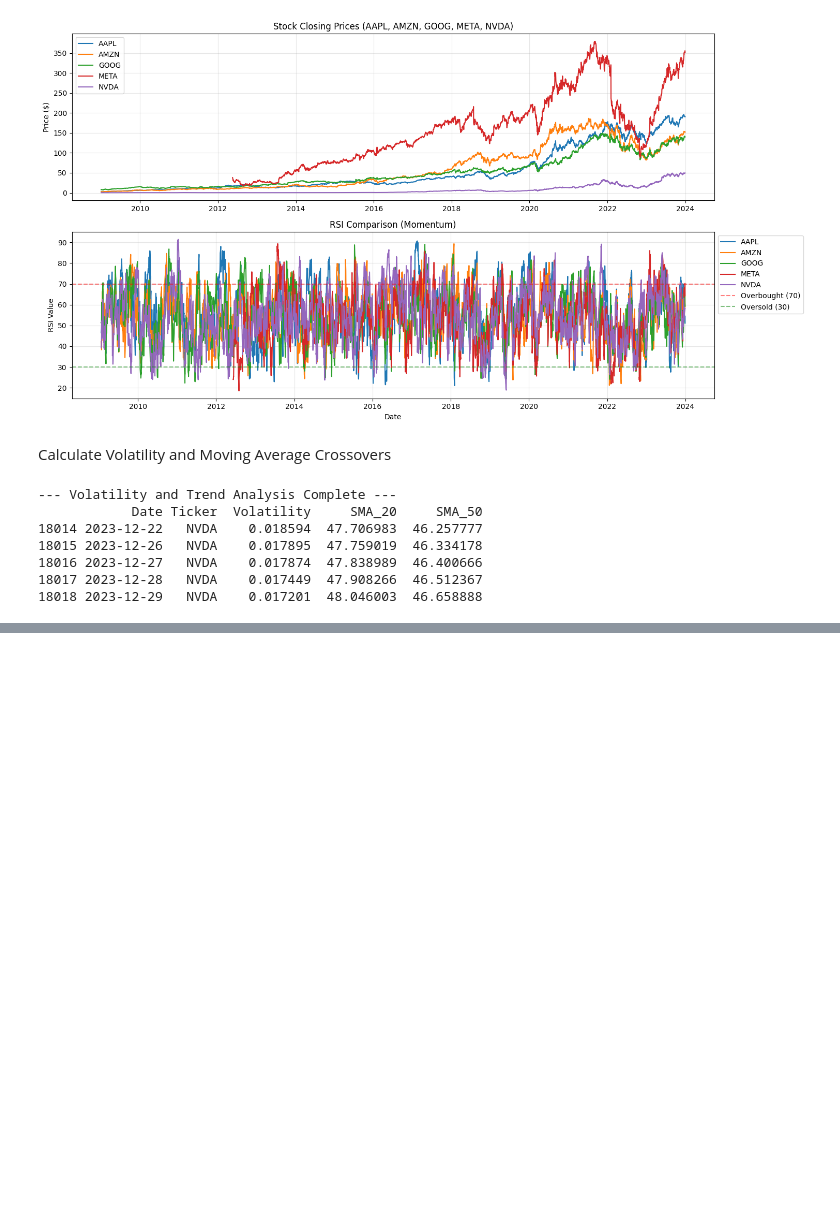
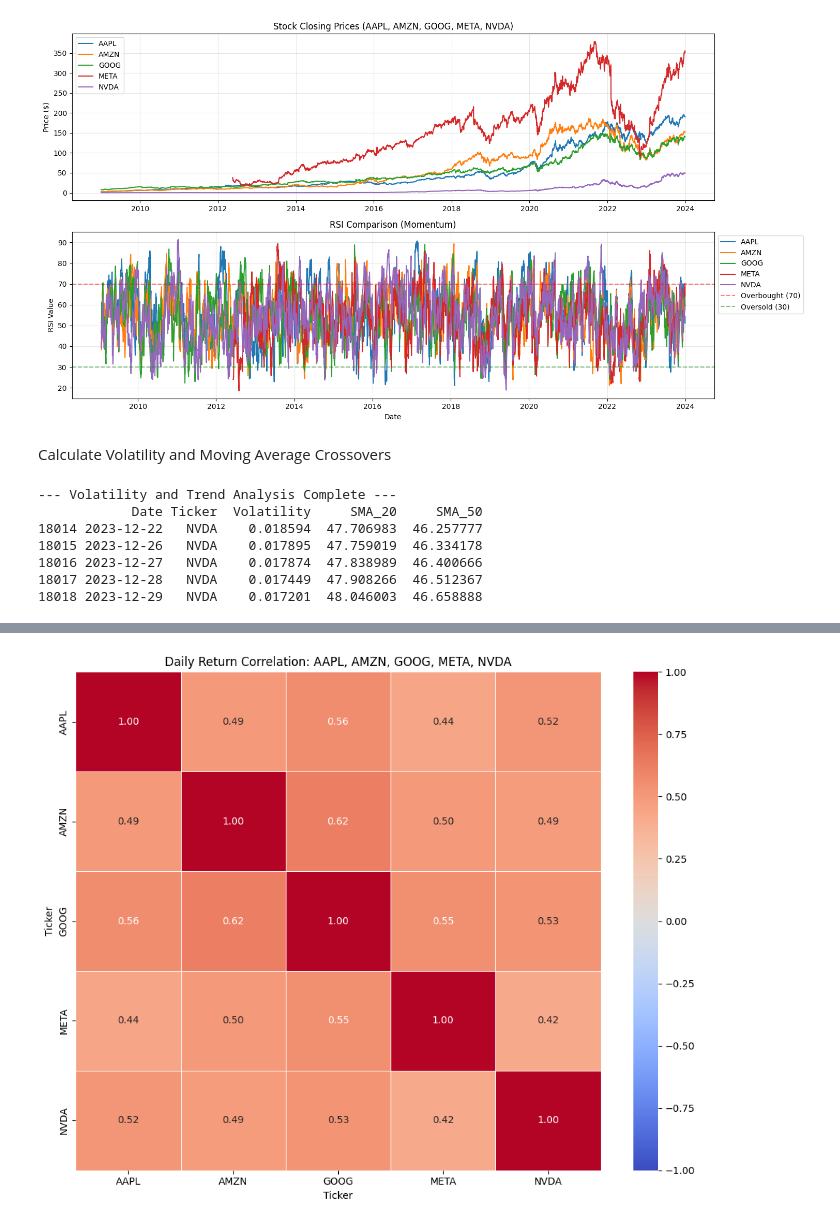
Before and after one commit to hk12214/news-sentiment-analysis, a Jupyter notebook: notebooks/technical_analysis.ipynb, the cells around one changed output, grey strips where cells are left out. Cells and saved outputs as stored; diff of their text form; code cells hidden in the pictures; blank space fills up the shorter version.

Commit message:
feat: finalized correlation matrix and heatmap visualization

```diff
--- a/notebooks/technical_analysis.ipynb
+++ b/notebooks/technical_analysis.ipynb
@@ -132,0 +135,9 @@ print(df_final[['Date', 'Ticker', 'Volatility', 'SMA_20', 'SMA_50']].tail())
+# %%
+# 1. Pivot the data
+correlation_df = df_final.pivot(index='Date', columns='Ticker', values='Daily_Return')
+# %%
+# 2. Handle missing values
+correlation_df = correlation_df.dropna()
+# %%
+# 3. Calculate the Pearson Correlation Matrix
+matrix = correlation_df.corr()
@@ -132,0 +157,20 @@ print(df_final[['Date', 'Ticker', 'Volatility', 'SMA_20', 'SMA_50']].tail())
+# %%
+# 5. Create the Heatmap Visualization
+plt.figure(figsize=(10, 8))
+sns.heatmap(
+    matrix,
+    annot=True,
+    cmap='coolwarm',
+    fmt=".2f",
+    linewidths=0.5,
+    vmin=-1, vmax=1
+)
+
+plt.title('Daily Return Correlation: AAPL, AMZN, GOOG, META, NVDA')
+plt.tight_layout()
+
+# Save the file
+plt.savefig('stock_correlation_heatmap.png')
+plt.show()
+# %% [output]
+[figure, added]
```
Also changed, not shown: parts of 3 cells of this notebook.
